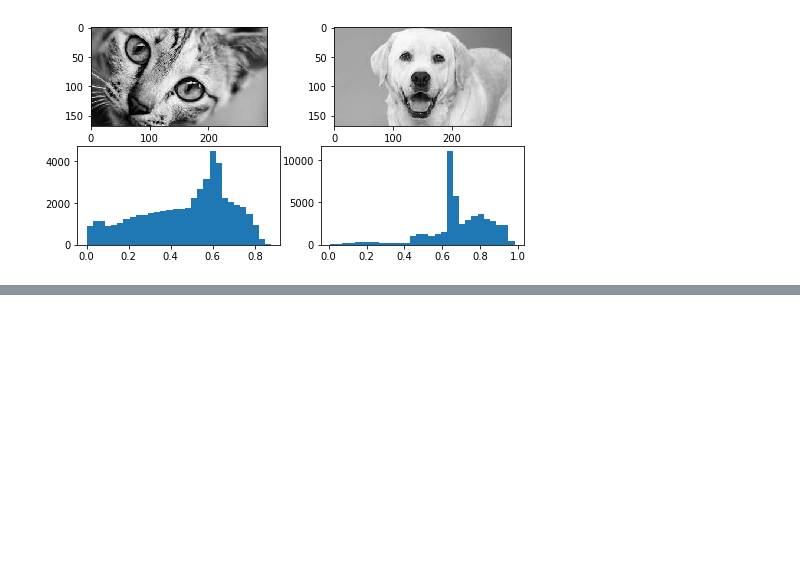
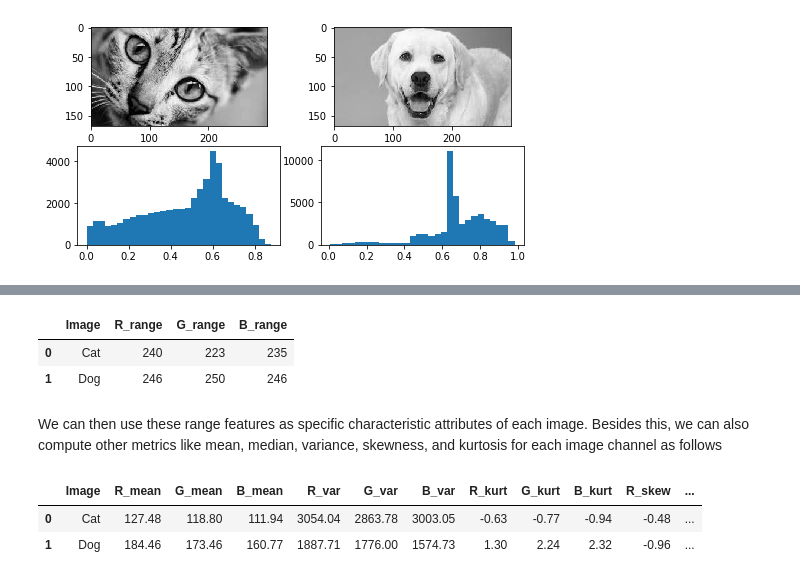
Before and after one commit to Chiva-Zhao/pproject, a Jupyter notebook: 20190917/Feature_Engineering_Imag.ipynb, the cells around one changed output, grey strips where cells are left out. Drawn from its saved outputs; the diff is of its cells as text; code cells hidden in the pictures; blank space fills up the shorter version.

```diff
--- a/20190917/Feature_Engineering_Imag.ipynb
+++ b/20190917/Feature_Engineering_Imag.ipynb
@@ -116,0 +119,38 @@ d_freq, d_bins, d_patches = ax4.hist(dgs.flatten(), bins=30)
+# %%
+from scipy.stats import describe
+cat_rgb = cat.reshape((168*300),3).T
+dog_rgb = dog.reshape((168*300),3).T
+cs = describe(cat_rgb,axis=1)
+ds = describe(dog_rgb,axis=1)
+cat_rgb_range = cs.minmax[1] - cs.minmax[0]
+dog_rgb_range = ds.minmax[1] - ds.minmax[0]
+rgb_range_df = pd.DataFrame([cat_rgb_range, dog_rgb_range],
+                            columns=['R_range', 'G_range', 'B_range'])
+pd.concat([df, rgb_range_df], axis=1)
+# %% [output]
+|  | Image | R_range | G_range | B_range |
+| 0 | Cat | 240 | 223 | 235 |
+| 1 | Dog | 246 | 250 | 246 |
+# %% [markdown]
+We can then use these range features as specific characteristic attributes of each image. Besides this, we
+can also compute other metrics like mean, median, variance, skewness, and kurtosis for each image channel
+as follows
+# %%
+cat_stats= np.array([np.round(cs.mean, 2),np.round(cs.variance, 2),
+                     np.round(cs.kurtosis, 2),np.round(cs.skewness, 2),
+                     np.round(np.median(cat_rgb, axis=1), 2)]).flatten()
+dog_stats= np.array([np.round(ds.mean, 2),np.round(ds.variance, 2),
+                        np.round(ds.kurtosis, 2),np.round(ds.skewness, 2),
+                        np.round(np.median(dog_rgb, axis=1), 2)]).flatten()
+
+stats_df = pd.DataFrame([cat_stats, dog_stats],
+                        columns=['R_mean', 'G_mean', 'B_mean',
+                                 'R_var', 'G_var', 'B_var',
+                                 'R_kurt', 'G_kurt', 'B_kurt',
+                                 'R_skew', 'G_skew', 'B_skew',
+                                 'R_med', 'G_med', 'B_med'])
+pd.concat([df, stats_df], axis=1)
+# %% [output]
+|  | Image | R_mean | G_mean | B_mean | R_var | G_var | B_var | R_kurt | G_kurt | B_kurt | R_skew | ... |
+| 0 | Cat | 127.48 | 118.80 | 111.94 | 3054.04 | 2863.78 | 3003.05 | -0.63 | -0.77 | -0.94 | -0.48 | ... |
+| 1 | Dog | 184.46 | 173.46 | 160.77 | 1887.71 | 1776.00 | 1574.73 | 1.30 | 2.24 | 2.32 | -0.96 | ... |
```
Also changed, not shown: parts of 5 cells of this notebook.
